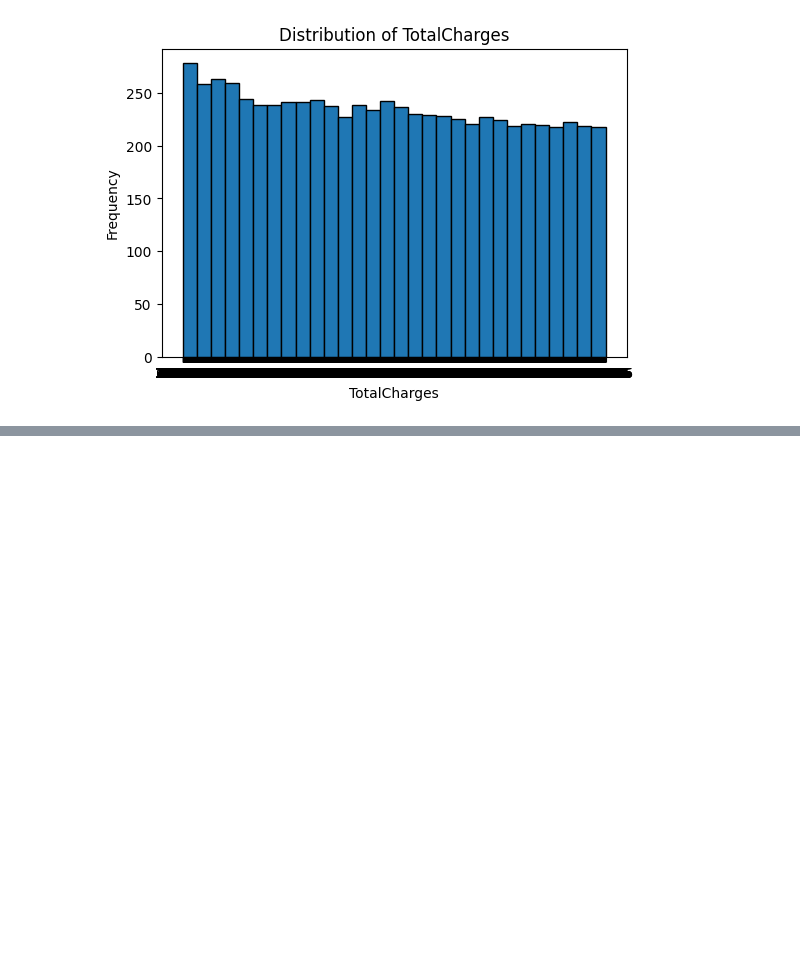
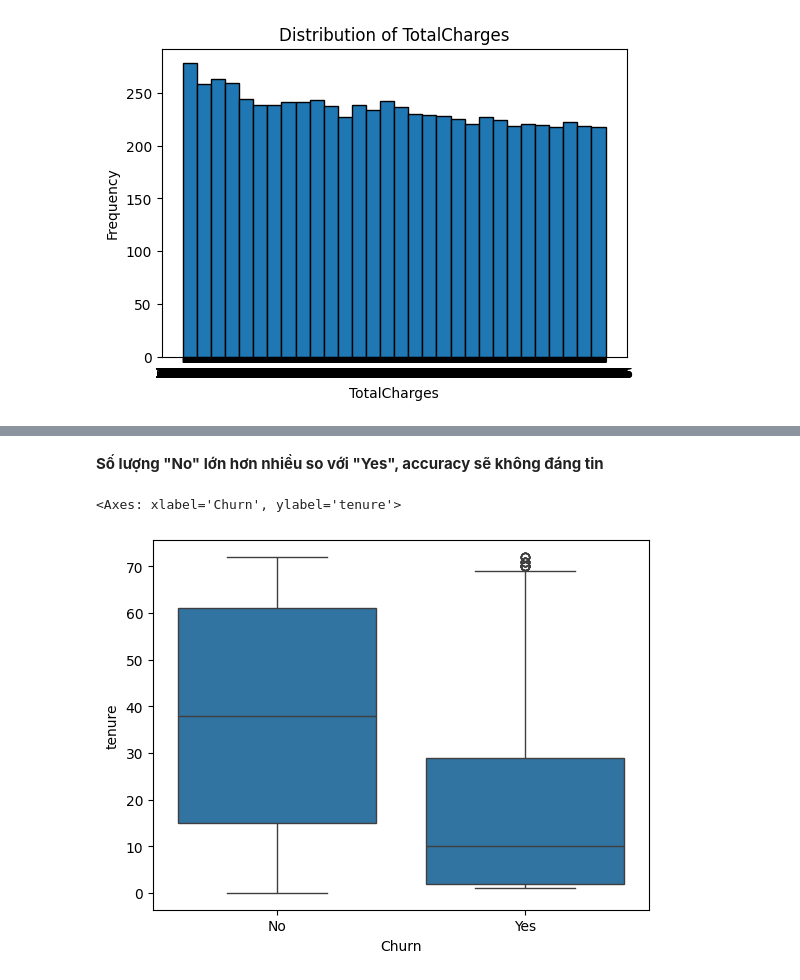
Before and after one commit to qtrong0205/customer-churn-analysis, a Jupyter notebook: notebooks/eda.ipynb, the cells around one changed output, grey strips where cells are left out. Cells and saved outputs as stored; diff of their text form; code cells hidden in the pictures; blank space fills up the shorter version.

```diff
--- a/notebooks/eda.ipynb
+++ b/notebooks/eda.ipynb
@@ -139,0 +163,7 @@ for col in numerical_cols:
+# %% [markdown]
+**Số lượng "No" lớn hơn nhiều so với "Yes", accuracy sẽ không đáng tin**
+# %%
+sns.boxplot(x="Churn", y="tenure", data=raw_data)
+# %% [output]
+<Axes: xlabel='Churn', ylabel='tenure'>
+[figure, added]
```
Also changed, not shown: parts of 11 cells of this notebook.
